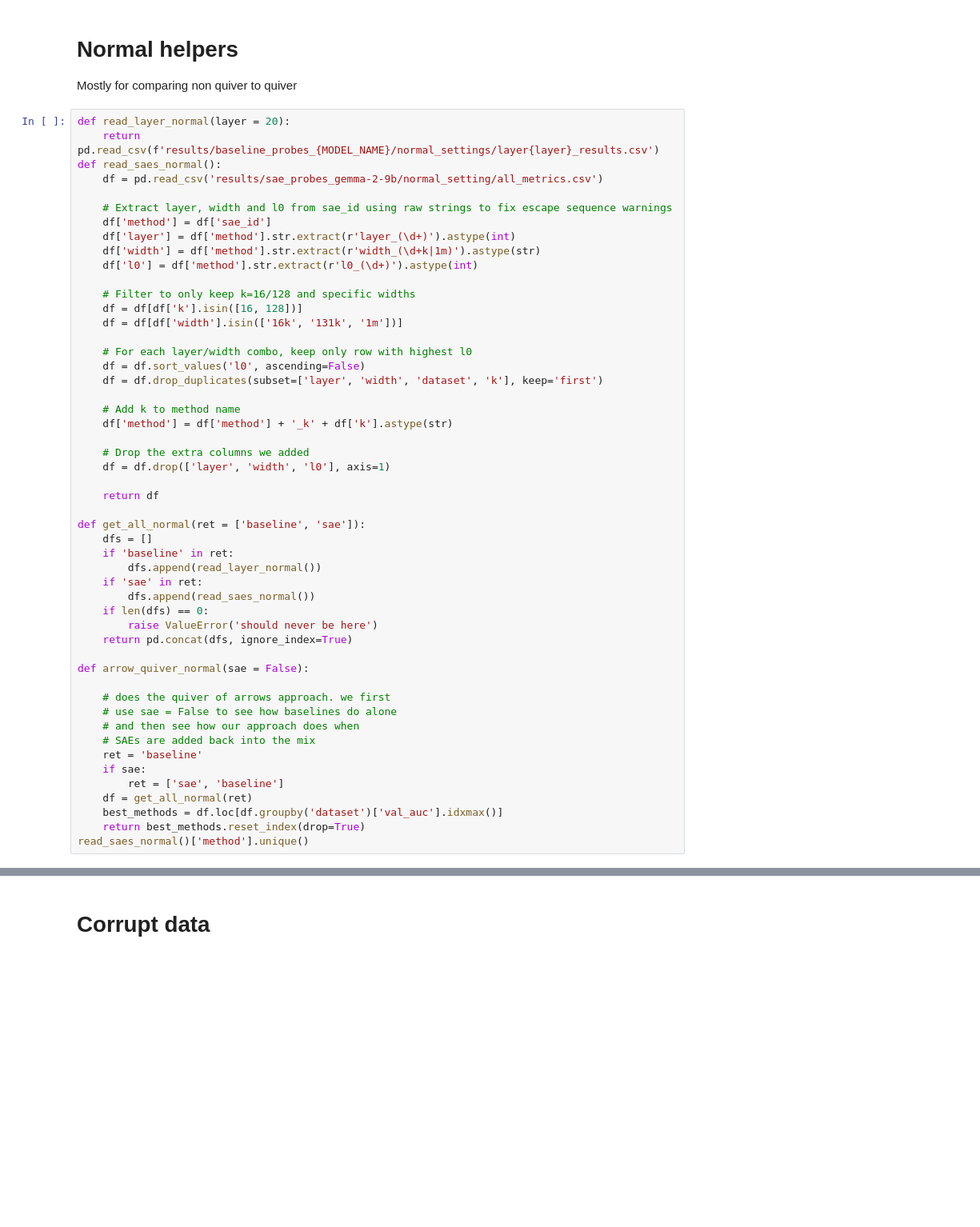
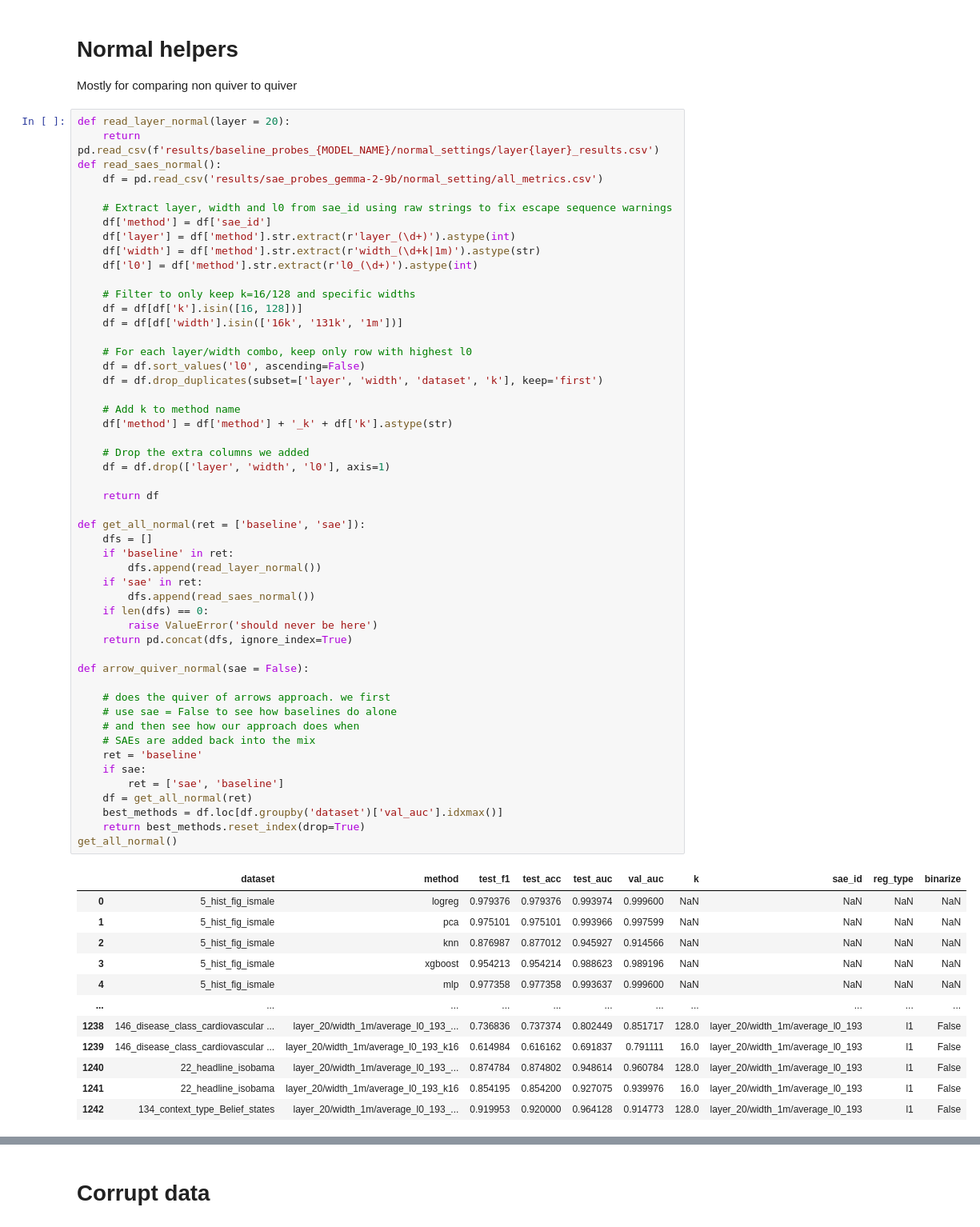
Before and after one commit to mganderson-goodfire/SAE-Probes, a Jupyter notebook: plot_combined.ipynb, the cells around one changed output, grey strips where cells are left out. Shown at 80% size. Saved outputs shown, nothing was run; the diff lists cells and outputs as text; blank space fills up the shorter version.

```diff
--- a/plot_combined.ipynb
+++ b/plot_combined.ipynb
@@ -139,31 +139,43 @@ def read_saes_normal():
     df['method'] = df['method'] + '_k' + df['k'].astype(str)
 
     # Drop the extra columns we added
     df = df.drop(['layer', 'width', 'l0'], axis=1)
 
     return df
 
 def get_all_normal(ret = ['baseline', 'sae']):
     dfs = []
     if 'baseline' in ret:
         dfs.append(read_layer_normal())
     if 'sae' in ret:
         dfs.append(read_saes_normal())
     if len(dfs) == 0:
         raise ValueError('should never be here')
     return pd.concat(dfs, ignore_index=True)
 
 def arrow_quiver_normal(sae = False):
 
     # does the quiver of arrows approach. we first
     # use sae = False to see how baselines do alone
     # and then see how our approach does when
     # SAEs are added back into the mix
     ret = 'baseline'
     if sae:
         ret = ['sae', 'baseline']
     df = get_all_normal(ret)
     best_methods = df.loc[df.groupby('dataset')['val_auc'].idxmax()]
     return best_methods.reset_index(drop=True)
-read_saes_normal()['method'].unique()
+get_all_normal()
 # %% [output]
+|  | dataset | method | test_f1 | test_acc | test_auc | val_auc | k | sae_id | reg_type | binarize |
+| 0 | 5_hist_fig_ismale | logreg | 0.979376 | 0.979376 | 0.993974 | 0.999600 | NaN | NaN | NaN | NaN |
+| 1 | 5_hist_fig_ismale | pca | 0.975101 | 0.975101 | 0.993966 | 0.997599 | NaN | NaN | NaN | NaN |
+| 2 | 5_hist_fig_ismale | knn | 0.876987 | 0.877012 | 0.945927 | 0.914566 | NaN | NaN | NaN | NaN |
+| 3 | 5_hist_fig_ismale | xgboost | 0.954213 | 0.954214 | 0.988623 | 0.989196 | NaN | NaN | NaN | NaN |
+| 4 | 5_hist_fig_ismale | mlp | 0.977358 | 0.977358 | 0.993637 | 0.999600 | NaN | NaN | NaN | NaN |
+| ... | ... | ... | ... | ... | ... | ... | ... | ... | ... | ... |
+| 1238 | 146_disease_class_cardiovascular ... | layer_20/width_1m/average_l0_193_... | 0.736836 | 0.737374 | 0.802449 | 0.851717 | 128.0 | layer_20/width_1m/average_l0_193 | l1 | False |
+| 1239 | 146_disease_class_cardiovascular ... | layer_20/width_1m/average_l0_193_k16 | 0.614984 | 0.616162 | 0.691837 | 0.791111 | 16.0 | layer_20/width_1m/average_l0_193 | l1 | False |
+| 1240 | 22_headline_isobama | layer_20/width_1m/average_l0_193_... | 0.874784 | 0.874802 | 0.948614 | 0.960784 | 128.0 | layer_20/width_1m/average_l0_193 | l1 | False |
+| 1241 | 22_headline_isobama | layer_20/width_1m/average_l0_193_k16 | 0.854195 | 0.854200 | 0.927075 | 0.939976 | 16.0 | layer_20/width_1m/average_l0_193 | l1 | False |
+| 1242 | 134_context_type_Belief_states | layer_20/width_1m/average_l0_193_... | 0.919953 | 0.920000 | 0.964128 | 0.914773 | 128.0 | layer_20/width_1m/average_l0_193 | l1 | False |
```
Also changed, not shown: parts of 3 cells of this notebook, 12 other files.
